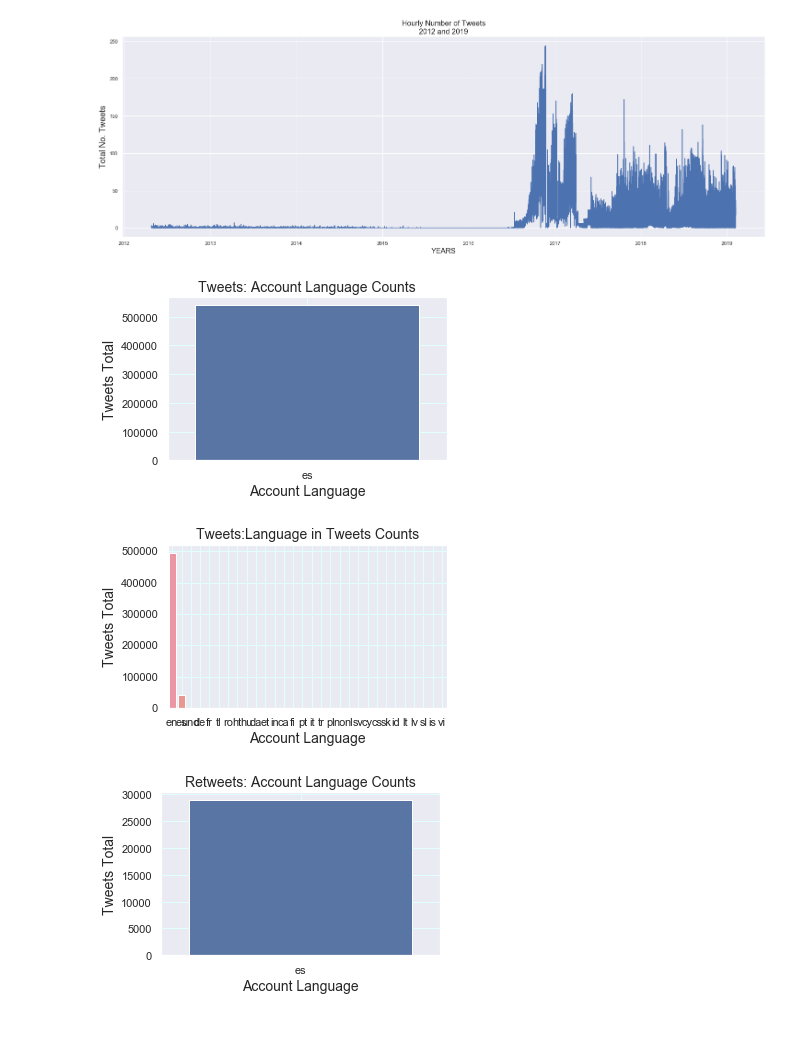
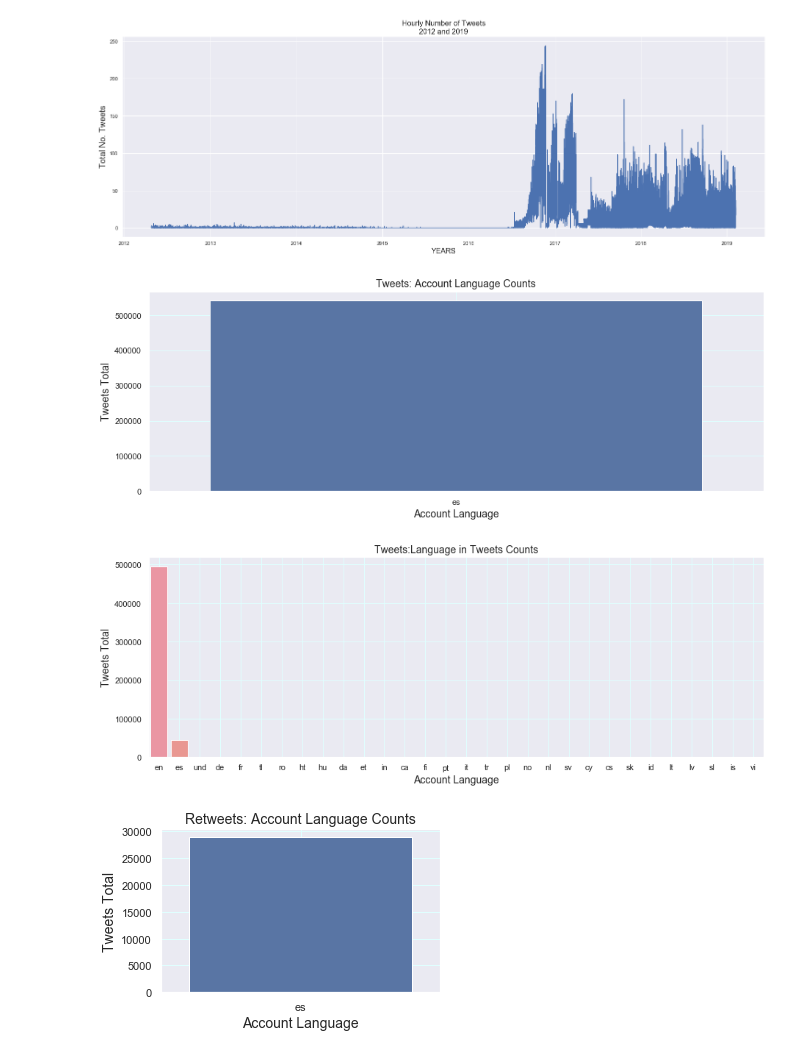
Before and after one commit to sandroclark/Venezuelan-Intrusion, a Jupyter notebook: Capstone 2 Venezuela Tweets.ipynb, the cells around one changed output. Cells and saved outputs as stored; diff of their text form; code cells hidden in the pictures; blank space fills up the shorter version.

Commit message:
Fixed graphs, and reogarnized readme

```diff
--- a/Capstone 2 Venezuela Tweets.ipynb
+++ b/Capstone 2 Venezuela Tweets.ipynb
@@ -432,39 +431,39 @@ retweets_english = retweets[retweets['account_language'] == 'en']
 #Account Language for tweets and retweets
 
 # plt.figure(figsize=(5,3))
 # ax = sns.countplot(x='account_language', data=tweets)
 # # ax = sns.countplot(x='account_language', data=retweets)
 # sns.set(style="darkgrid")
 
 
 # plt.ylabel('Retweets Total', fontsize = 14)
 # plt.xlabel('Account Language', fontsize = 14)
 # plt.title('Retweets: Account Language Counts', fontsize = 14)
 # plt.grid(c = 'lightcyan')
 
 # plt.show()
 # plt.savefig('img/retweet_language_counts.png')
 
 
 
             # Account Language Tweets
-plt.figure(figsize=(5,3))
+plt.figure(figsize=(15,5))
 ax = sns.countplot(x='account_language', data=tweets)
 sns.set(style='darkgrid')
 
 plt.ylabel('Tweets Total', fontsize = 14)
 plt.xlabel('Account Language', fontsize = 14)
 plt.title('Tweets: Account Language Counts', fontsize = 14)
 plt.grid(c = 'lightcyan')
 
 
 plt.show ()
 # %% [output]
-[figure, old version]
+[figure, new version]
 # %%
         # Language in Tweet body
 
-plt.figure(figsize=(5,3))
+plt.figure(figsize=(15,5))
 ax = sns.countplot(x='tweet_language', data=tweets)
 sns.set(style='darkgrid')
 
@@ -475,7 +474,7 @@ plt.grid(c = 'lightcyan')
 
 plt.show ()
 # %% [output]
-[figure, old version]
+[figure, new version]
 # %%
             # Account Language Retweets
 plt.figure(figsize=(5,3))
```
Also changed, not shown: parts of 4 cells of this notebook, 13 other files.
